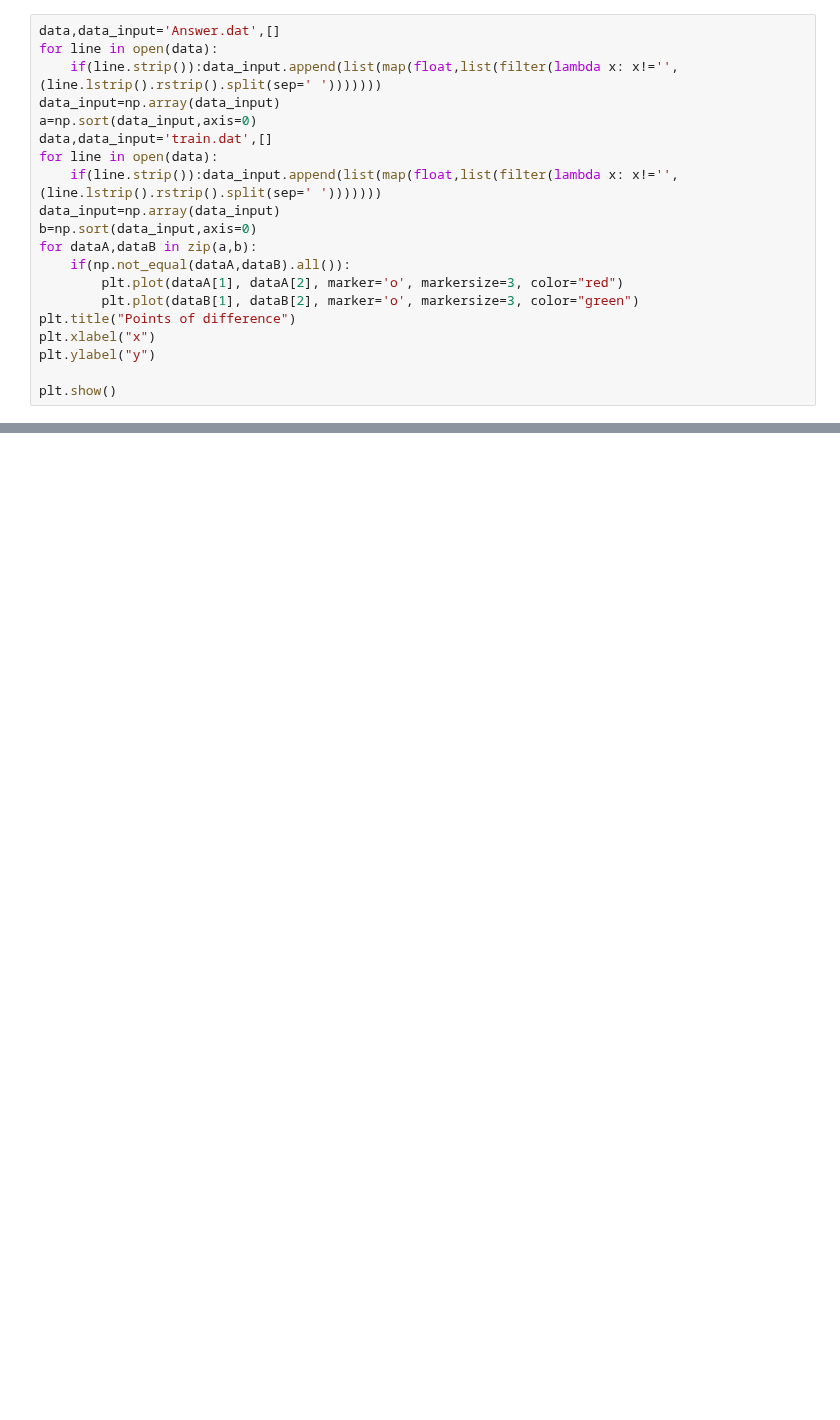
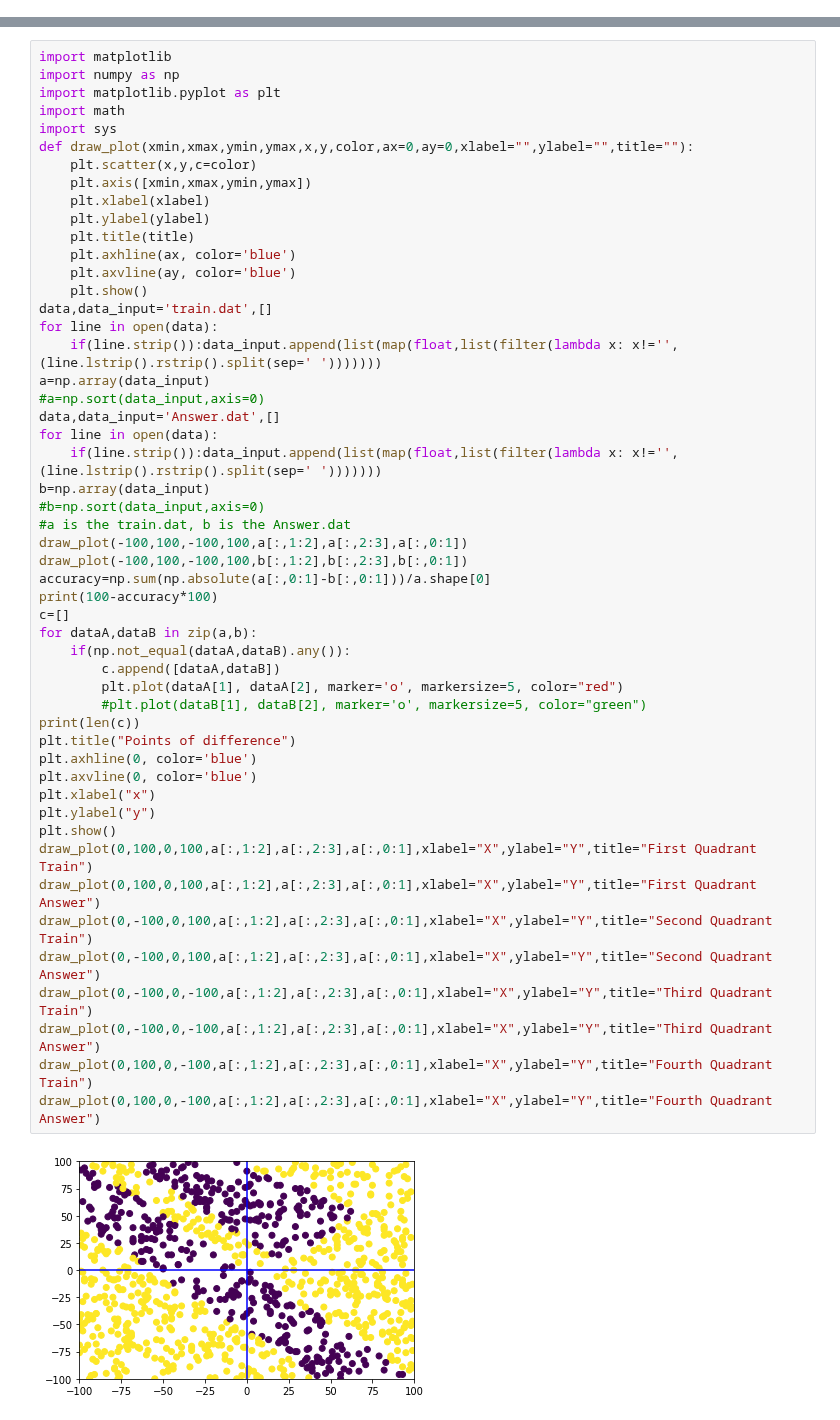
Before and after one commit to dhruvsus/CPE490, a Jupyter notebook: lab1/Pyplot.ipynb, the cells around one changed output, grey strips where cells are left out. Saved outputs shown, nothing was run; the diff lists cells and outputs as text; blank space fills up the shorter version.

```diff
--- a/lab1/Pyplot.ipynb
+++ b/lab1/Pyplot.ipynb
@@ -44,20 +0,0 @@ plt.show()
-# %%
-data,data_input='Answer.dat',[]
-for line in open(data):
-    if(line.strip()):data_input.append(list(map(float,list(filter(lambda x: x!='',(line.lstrip().rstrip().split(sep=' ')))))))
-data_input=np.array(data_input)
-a=np.sort(data_input,axis=0)
-data,data_input='train.dat',[]
-for line in open(data):
-    if(line.strip()):data_input.append(list(map(float,list(filter(lambda x: x!='',(line.lstrip().rstrip().split(sep=' ')))))))
-data_input=np.array(data_input)
-b=np.sort(data_input,axis=0)
-for dataA,dataB in zip(a,b):
-    if(np.not_equal(dataA,dataB).all()):
-        plt.plot(dataA[1], dataA[2], marker='o', markersize=3, color="red")
-        plt.plot(dataB[1], dataB[2], marker='o', markersize=3, color="green")
-plt.title("Points of difference")
-plt.xlabel("x")
-plt.ylabel("y")
-
-plt.show()
@@ -65,0 +1,53 @@ plt.show()
+# %%
+import matplotlib
+import numpy as np
+import matplotlib.pyplot as plt
+import math
+import sys
+def draw_plot(xmin,xmax,ymin,ymax,x,y,color,ax=0,ay=0,xlabel="",ylabel="",title=""):
+    plt.scatter(x,y,c=color)
+    plt.axis([xmin,xmax,ymin,ymax])
+    plt.xlabel(xlabel)
+    plt.ylabel(ylabel)
+    plt.title(title)
+    plt.axhline(ax, color='blue')
+    plt.axvline(ay, color='blue')
+    plt.show()
+data,data_input='train.dat',[]
+for line in open(data):
+    if(line.strip()):data_input.append(list(map(float,list(filter(lambda x: x!='',(line.lstrip().rstrip().split(sep=' ')))))))
+a=np.array(data_input)
+#a=np.sort(data_input,axis=0)
+data,data_input='Answer.dat',[]
+for line in open(data):
+    if(line.strip()):data_input.append(list(map(float,list(filter(lambda x: x!='',(line.lstrip().rstrip().split(sep=' ')))))))
+b=np.array(data_input)
+#b=np.sort(data_input,axis=0)
+#a is the train.dat, b is the Answer.dat
+draw_plot(-100,100,-100,100,a[:,1:2],a[:,2:3],a[:,0:1])
+draw_plot(-100,100,-100,100,b[:,1:2],b[:,2:3],b[:,0:1])
+accuracy=np.sum(np.absolute(a[:,0:1]-b[:,0:1]))/a.shape[0]
+print(100-accuracy*100)
+c=[]
+for dataA,dataB in zip(a,b):
+    if(np.not_equal(dataA,dataB).any()):
+        c.append([dataA,dataB])
+        plt.plot(dataA[1], dataA[2], marker='o', markersize=5, color="red")
+        #plt.plot(dataB[1], dataB[2], marker='o', markersize=5, color="green")
+print(len(c))
+plt.title("Points of difference")
+plt.axhline(0, color='blue')
+plt.axvline(0, color='blue')
+plt.xlabel("x")
+plt.ylabel("y")
+plt.show()
+draw_plot(0,100,0,100,a[:,1:2],a[:,2:3],a[:,0:1],xlabel="X",ylabel="Y",title="First Quadrant Train")
+draw_plot(0,100,0,100,a[:,1:2],a[:,2:3],a[:,0:1],xlabel="X",ylabel="Y",title="First Quadrant Answer")
+draw_plot(0,-100,0,100,a[:,1:2],a[:,2:3],a[:,0:1],xlabel="X",ylabel="Y",title="Second Quadrant Train")
+draw_plot(0,-100,0,100,a[:,1:2],a[:,2:3],a[:,0:1],xlabel="X",ylabel="Y",title="Second Quadrant Answer")
+draw_plot(0,-100,0,-100,a[:,1:2],a[:,2:3],a[:,0:1],xlabel="X",ylabel="Y",title="Third Quadrant Train")
+draw_plot(0,-100,0,-100,a[:,1:2],a[:,2:3],a[:,0:1],xlabel="X",ylabel="Y",title="Third Quadrant Answer")
+draw_plot(0,100,0,-100,a[:,1:2],a[:,2:3],a[:,0:1],xlabel="X",ylabel="Y",title="Fourth Quadrant Train")
+draw_plot(0,100,0,-100,a[:,1:2],a[:,2:3],a[:,0:1],xlabel="X",ylabel="Y",title="Fourth Quadrant Answer")
+# %% [output]
+[figure, added]
```
Also changed, not shown: parts of 7 cells of this notebook, 5 other files.
